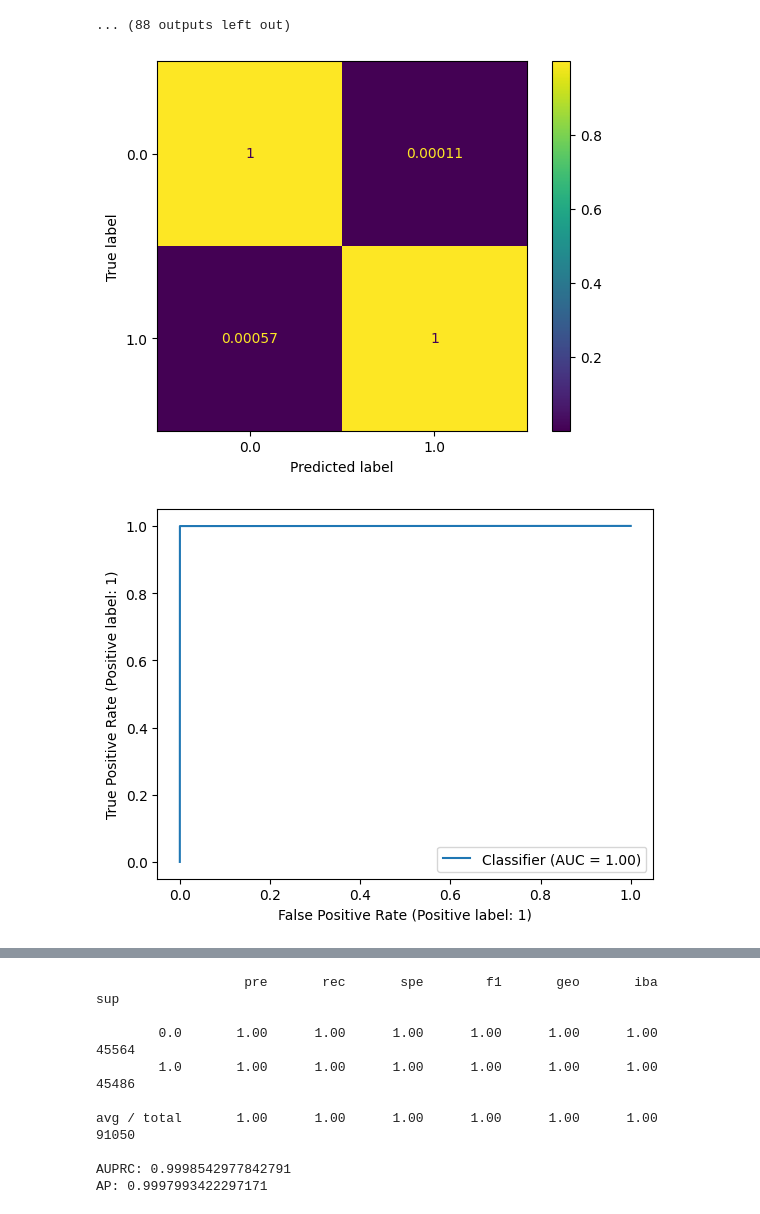
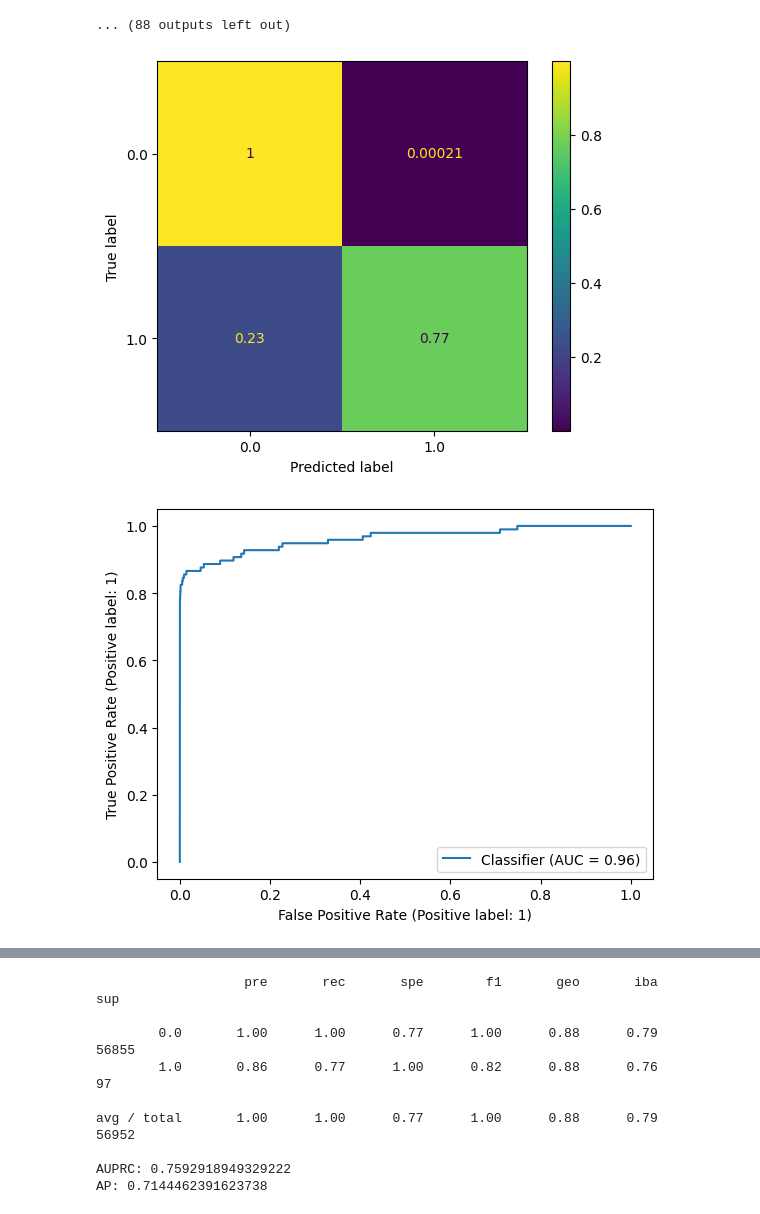
Before and after one commit to crdsteixeira/Advanced-Topics-of-Machine-Learning_GANs_for_Fraud_Detection, a Jupyter notebook: vanilla_ugan_final.ipynb, the cells around one changed output, grey strips where cells are left out. Drawn from its saved outputs; the diff is of its cells as text; code cells hidden in the pictures.

```diff
--- a/vanilla_ugan_final.ipynb
+++ b/vanilla_ugan_final.ipynb
@@ -522,7 +522,7 @@ lstm.train(epochs=300)
 [Epoch 12/300] loss: 0.032516
 ... (88 outputs left out)
 # %%
-lstm.evaluate(ltsm_test,confidence=0.9)
+lstm.evaluate(df_test,confidence=0.9)
 # %% [output]
-[figure, old version]
+[figure, new version]
-[figure, old version]
+[figure, new version]
@@ -530,10 +530,10 @@ lstm.evaluate(ltsm_test,confidence=0.9)
                    pre       rec       spe        f1       geo       iba       sup
 
-        0.0       1.00      1.00      1.00      1.00      1.00      1.00     45564
-        1.0       1.00      1.00      1.00      1.00      1.00      1.00     45486
+        0.0       1.00      1.00      0.77      1.00      0.88      0.79     56855
+        1.0       0.86      0.77      1.00      0.82      0.88      0.76        97
 
-avg / total       1.00      1.00      1.00      1.00      1.00      1.00     91050
+avg / total       1.00      1.00      0.77      1.00      0.88      0.79     56952
 
-AUPRC: 0.9998542977842791
-AP: 0.9997993422297171
+AUPRC: 0.7592918949329222
+AP: 0.7144462391623738
 # %%
```
Also changed, not shown: parts of 2 cells of this notebook, 1 other file.
